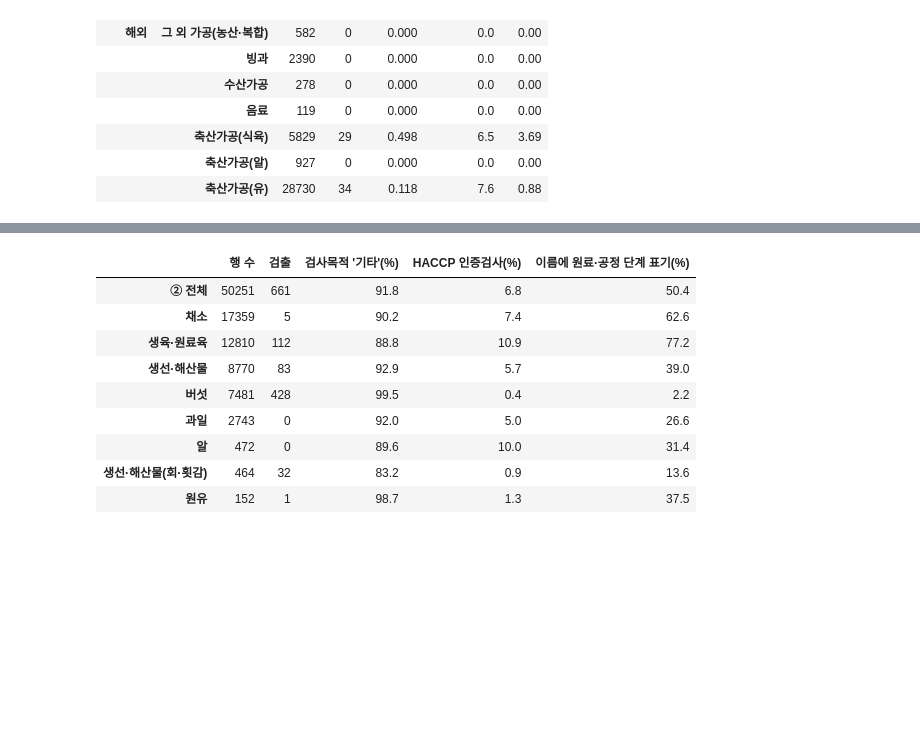
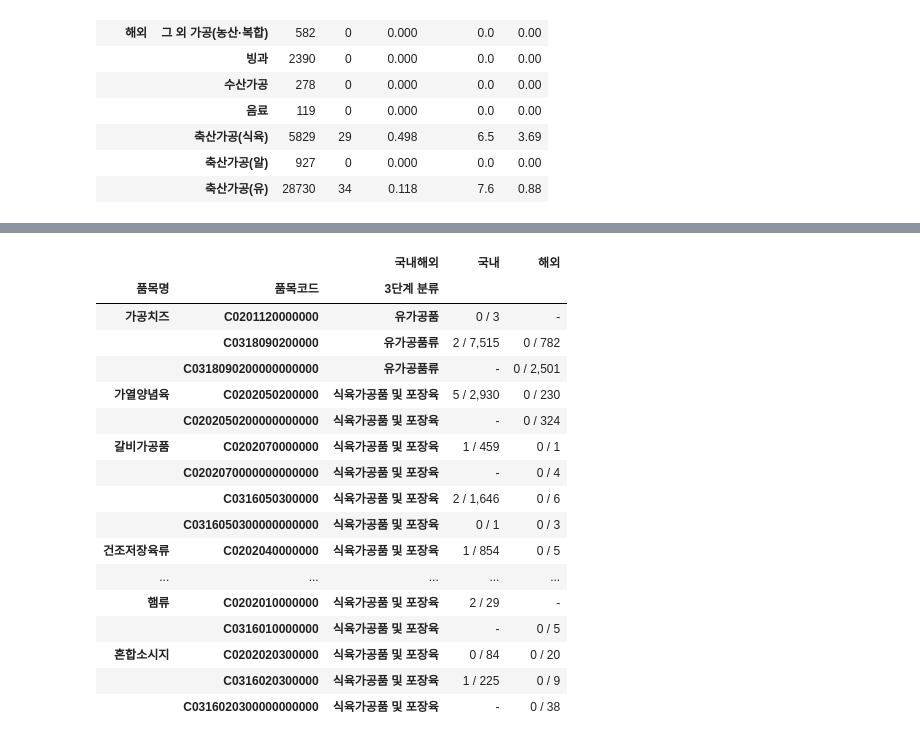
Before and after one commit to cjsdudwls1/listeria2026, a Jupyter notebook: 리스테리아ML/notebook/2.ipynb, the cells around one changed output, grey strips where cells are left out. Drawn from its saved outputs; the diff is of its cells as text; code cells hidden in the pictures; blank space fills up the shorter version.

```diff
--- a/리스테리아ML/notebook/2.ipynb
+++ b/리스테리아ML/notebook/2.ipynb
@@ -115,6 +115,7 @@ import pandas as pd
 import matplotlib.pyplot as plt
 
 pd.set_option('display.max_columns', 60)
+pd.set_option('display.max_rows', 200)
 pd.set_option('display.max_colwidth', 90)
 pd.set_option('display.width', 220)
 
@@ -1453,25 +1527,32 @@ print(', '.join(f'{k}({v})' for k, v in ref['prduct_nm'].value_counts().head(15)
 # %%
-# ② 는 어떤 검체인가 — 누가 의뢰했나(검사목적), 이름에 공장 원료·공정 단계 표기('원료육', '세척전', '입고전', '절임' 등)가 있나
-STEP = r'세척|입고|원료|전처리|절임|해동|보관|사용전|투입|공정|선별|손질|탈피|침지|살균전|숙성'
-KIMCHI_VEG = r'배추|^무$|^무[\(\-]|^무세척|양파|대파|쪽파|마늘|생강|고추|부추|양배추'
+# [3-6-1] ③ 같은 품목명이 여러 품목코드에 걸친 경우 — 코드 체계 확인. 가공식품은 코드별로 풀고, 수입 축·수산물은 수입 LIMS 품명으로 확인
+cd = dfx[dfx['대분류'].isin(CATS8)]
+code_s = cd['prdlst_code'].astype(str)
+n_codes = cd.groupby('품목명')['prdlst_code'].agg(lambda s: s.astype(str).nunique())
+k_name = cd.groupby('품목명')['pos'].sum()
+multi_rows = cd['품목명'].isin(n_codes[n_codes > 1].index)
+print(f"8칸 안: 품목명 {len(n_codes)}개 ↔ 품목코드 {code_s.nunique():,}개. 코드가 2개 이상인 품목명 {int((n_codes > 1).sum())}개가 "
+      f"{int(multi_rows.sum()):,}행({multi_rows.mean():.0%})을 차지")
+print('품목코드 길이(행 수):', code_s.str.len().value_counts().to_dict(),
+      '/ 가공식품 코드 앞 3글자(행 수):', code_s[cd['대분류'].eq('가공식품')].str[:3].value_counts().to_dict())
 
+# 수입 축·수산물은 20자리 세부 코드가 많다 → 검출 행이 실제로 무엇인지 수입 LIMS 품명(접수번호별 최빈값)으로 확인
+ov_raw = cd[cd['국내해외'].eq('해외') & cd['대분류'].isin(['축산물(원물)', '수산물(원물)'])]
+nc = ov_raw.groupby('품목명')['prdlst_code'].agg(lambda s: s.astype(str).nunique()).sort_values(ascending=False)
+print('\n해외 축·수산물 품목명별 코드 수(상위):', ', '.join(f'{i} {v}' for i, v in nc.head(8).items()))
+rep_nm = sorg.groupby('rcept_no')['prdlst_nm'].agg(lambda s: s.astype(str).value_counts().index[0])
+hit = ov_raw[ov_raw['pos'].eq(1)]
+print(f"해외 축·수산물 검출 {len(hit)}건의 수입 LIMS 품명 (접수번호의 대표 품명 — 한 접수에 여러 품목이 있으면 다를 수 있음):")
+for k, v in hit['cntc_sys_key2'].map(rep_nm).fillna('(연결 안 됨)').value_counts().items():
+    print(f'  {v:>3}건  {k}')
 
-def profile(frame):
-    return pd.Series({'행 수': len(frame), '검출': int(frame['pos'].sum()),
-                      "검사목적 '기타'(%)": (frame['검사목적'] == '기타').mean() * 100,
-                      'HACCP 인증검사(%)': (frame['검사목적'] == '식품안전관리인증검사').mean() * 100,
-                      '이름에 원료·공정 단계 표기(%)': has_kw(frame['prduct_nm'], STEP).mean() * 100})
-
-
-prof = pd.DataFrame({k: profile(v) for k, v in [('② 전체', z)] + list(z.groupby('원물유형'))}).T.round(1)
-prof[['행 수', '검출']] = prof[['행 수', '검출']].astype(int)
-display(prof.sort_values('행 수', ascending=False))
-
-veg = z[z['원물유형'].eq('채소')]
-print(f"채소 {len(veg):,}행 중 김치 원료 채소 이름(배추·무·양파·대파·마늘·생강·고추 등) {has_kw(veg['prduct_nm'], KIMCHI_VEG).mean():.0%}, "
-      f"'세척·절임' 표기 {has_kw(veg['prduct_nm'], r'세척|절임').mean():.0%}")
-print('채소 행이 많은 업체:', ', '.join(f'{k}({v})' for k, v in veg['mnfctur_cmpny_nm'].value_counts().head(6).items()))
-mush = z[z['원물유형'].eq('버섯')]
-enoki = has_kw(mush['prduct_nm'], r'팽이|enoki|flammulina')
-print(f"버섯 {len(mush):,}행 중 팽이버섯 {enoki.mean():.0%}, 버섯 검출 {int(mush['pos'].sum())}건 중 팽이버섯 {int(mush.loc[enoki, 'pos'].sum())}건")
+# 가공식품: 검출이 있고 코드가 2개 이상인 품목명을 코드별로 (칸 = 검출 / 건수)
+ga = cd[cd['대분류'].eq('가공식품')]
+names = n_codes[(n_codes > 1) & (k_name.reindex(n_codes.index) > 0)].index
+cg = (ga[ga['품목명'].isin(names)]
+      .groupby(['품목명', 'prdlst_code', 'statistic_prdlst_nm_3', '국내해외'], observed=True)['pos'].agg(['size', 'sum']))
+split = (cg['sum'].astype(int).astype(str) + ' / ' + cg['size'].map('{:,}'.format)).unstack('국내해외').fillna('-')
+split.index.names = ['품목명', '품목코드', '3단계 분류']
+print(f"\n가공식품 — 검출이 있고 코드가 2개 이상인 품목명 {split.index.get_level_values(0).nunique()}개의 코드별 분해")
+split
 # %% [output]
@@ -1478,10 +1576,18 @@ print(f"버섯 {len(mush):,}행 중 팽이버섯 {enoki.mean():.0%}, 버섯 검
-|  | 행 수 | 검출 | 검사목적 '기타'(%) | HACCP 인증검사(%) | 이름에 원료·공정 단계 표기(%) |
-| ② 전체 | 50251 | 661 | 91.8 | 6.8 | 50.4 |
-| 채소 | 17359 | 5 | 90.2 | 7.4 | 62.6 |
-| 생육·원료육 | 12810 | 112 | 88.8 | 10.9 | 77.2 |
-| 생선·해산물 | 8770 | 83 | 92.9 | 5.7 | 39.0 |
-| 버섯 | 7481 | 428 | 99.5 | 0.4 | 2.2 |
-| 과일 | 2743 | 0 | 92.0 | 5.0 | 26.6 |
-| 알 | 472 | 0 | 89.6 | 10.0 | 31.4 |
-| 생선·해산물(회·횟감) | 464 | 32 | 83.2 | 0.9 | 13.6 |
-| 원유 | 152 | 1 | 98.7 | 1.3 | 37.5 |
+|  |  | 국내해외 | 국내 | 해외 |
+| 품목명 | 품목코드 | 3단계 분류 |  |  |
+| 가공치즈 | C0201120000000 | 유가공품 | 0 / 3 | - |
+|  | C0318090200000 | 유가공품류 | 2 / 7,515 | 0 / 782 |
+|  | C0318090200000000000 | 유가공품류 | - | 0 / 2,501 |
+| 가열양념육 | C0202050200000 | 식육가공품 및 포장육 | 5 / 2,930 | 0 / 230 |
+|  | C0202050200000000000 | 식육가공품 및 포장육 | - | 0 / 324 |
+| 갈비가공품 | C0202070000000 | 식육가공품 및 포장육 | 1 / 459 | 0 / 1 |
+|  | C0202070000000000000 | 식육가공품 및 포장육 | - | 0 / 4 |
+|  | C0316050300000 | 식육가공품 및 포장육 | 2 / 1,646 | 0 / 6 |
+|  | C0316050300000000000 | 식육가공품 및 포장육 | 0 / 1 | 0 / 3 |
+| 건조저장육류 | C0202040000000 | 식육가공품 및 포장육 | 1 / 854 | 0 / 5 |
+| ... | ... | ... | ... | ... |
+| 햄류 | C0202010000000 | 식육가공품 및 포장육 | 2 / 29 | - |
+|  | C0316010000000 | 식육가공품 및 포장육 | - | 0 / 5 |
+| 혼합소시지 | C0202020300000 | 식육가공품 및 포장육 | 0 / 84 | 0 / 20 |
+|  | C0316020300000 | 식육가공품 및 포장육 | 1 / 225 | 0 / 9 |
+|  | C0316020300000000000 | 식육가공품 및 포장육 | - | 0 / 38 |
```
Also changed, not shown: parts of 109 cells of this notebook.
